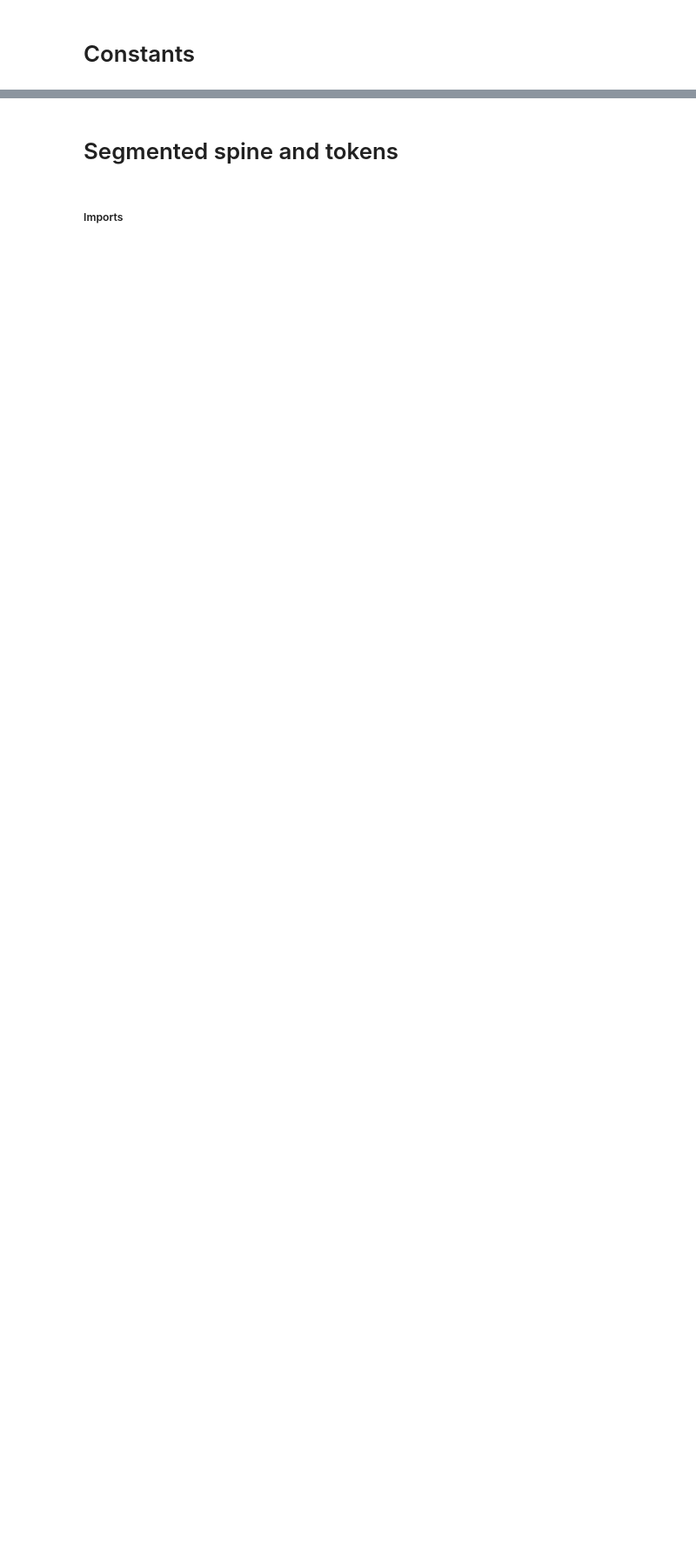
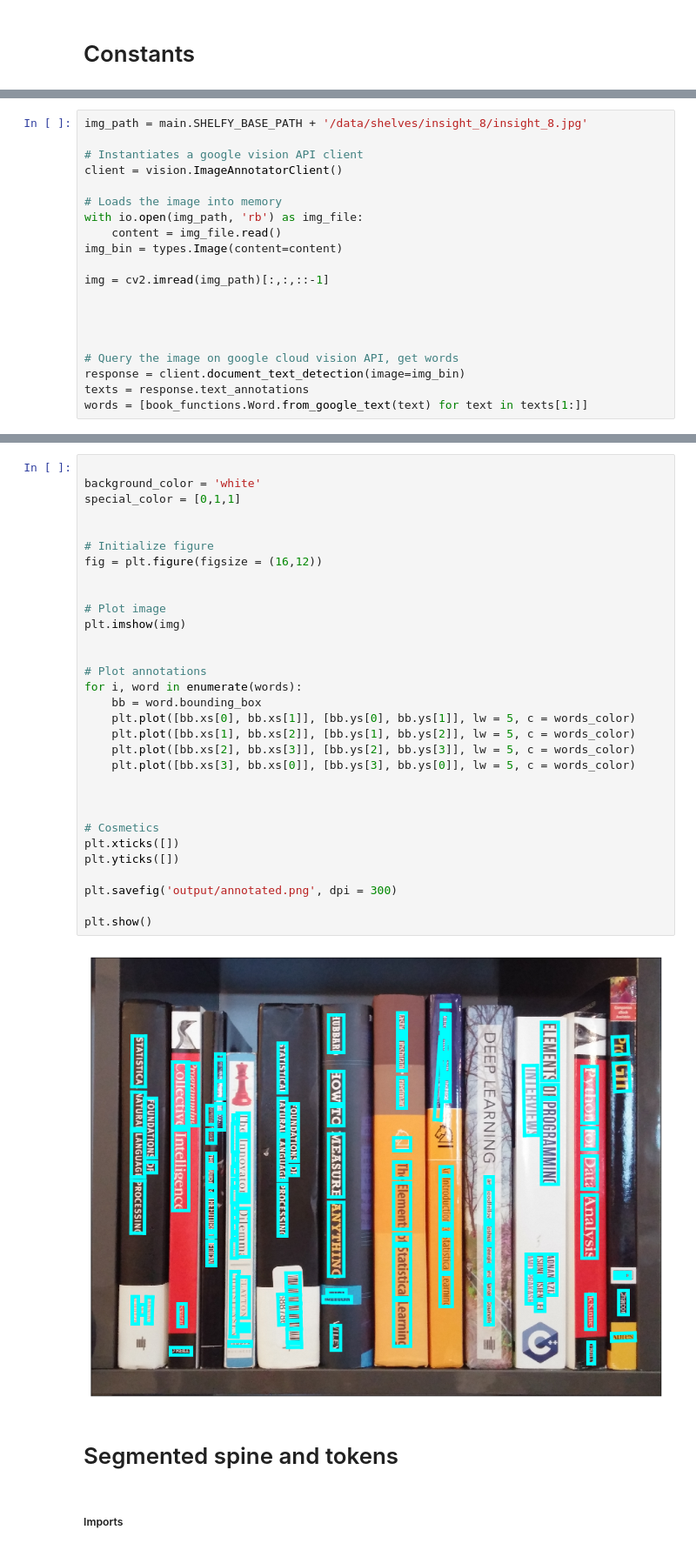
Before and after one commit to tphinkle/shelfie, a Jupyter notebook: shelfy/notebooks/plots.ipynb, the cells around one changed output, grey strips where cells are left out. Shown at 87% size. Drawn from its saved outputs; the diff is of its cells as text; blank space fills up the shorter version.

```diff
--- a/shelfy/notebooks/plots.ipynb
+++ b/shelfy/notebooks/plots.ipynb
@@ -6,0 +47,20 @@ cmap = matplotlib.cm.viridis
+# %%
+img_path = main.SHELFY_BASE_PATH + '/data/shelves/insight_8/insight_8.jpg'
+
+# Instantiates a google vision API client
+client = vision.ImageAnnotatorClient()
+
+# Loads the image into memory
+with io.open(img_path, 'rb') as img_file:
+    content = img_file.read()
+img_bin = types.Image(content=content)
+
+img = cv2.imread(img_path)[:,:,::-1]
+
+
+
+
+# Query the image on google cloud vision API, get words
+response = client.document_text_detection(image=img_bin)
+texts = response.text_annotations
+words = [book_functions.Word.from_google_text(text) for text in texts[1:]]
@@ -7,3 +69,36 @@ cmap = matplotlib.cm.viridis
+# %%
+
+background_color = 'white'
+special_color = [0,1,1]
+
+
+# Initialize figure
+fig = plt.figure(figsize = (16,12))
+
+
+# Plot image
+plt.imshow(img)
+
+
+# Plot annotations
+for i, word in enumerate(words):
+    bb = word.bounding_box
+    plt.plot([bb.xs[0], bb.xs[1]], [bb.ys[0], bb.ys[1]], lw = 5, c = words_color)
+    plt.plot([bb.xs[1], bb.xs[2]], [bb.ys[1], bb.ys[2]], lw = 5, c = words_color)
+    plt.plot([bb.xs[2], bb.xs[3]], [bb.ys[2], bb.ys[3]], lw = 5, c = words_color)
+    plt.plot([bb.xs[3], bb.xs[0]], [bb.ys[3], bb.ys[0]], lw = 5, c = words_color)
+
+
+
+# Cosmetics
+plt.xticks([])
+plt.yticks([])
+
+plt.savefig('output/annotated.png', dpi = 300)
+
+plt.show()
+# %% [output]
+[figure, added]
 # %% [markdown]
 # Segmented spine and tokens
 # %% [markdown]
```
Also changed, not shown: parts of 10 cells of this notebook.
